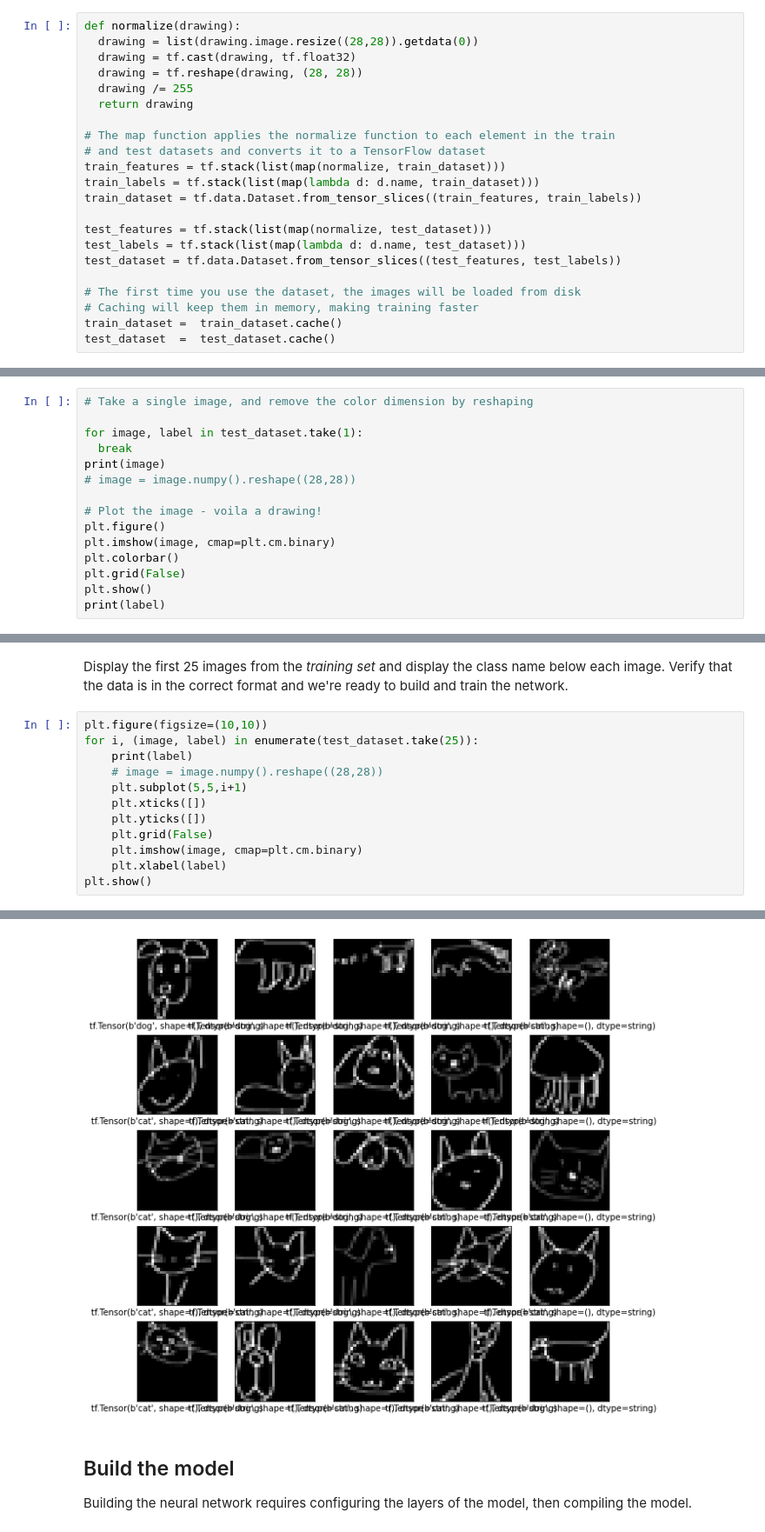
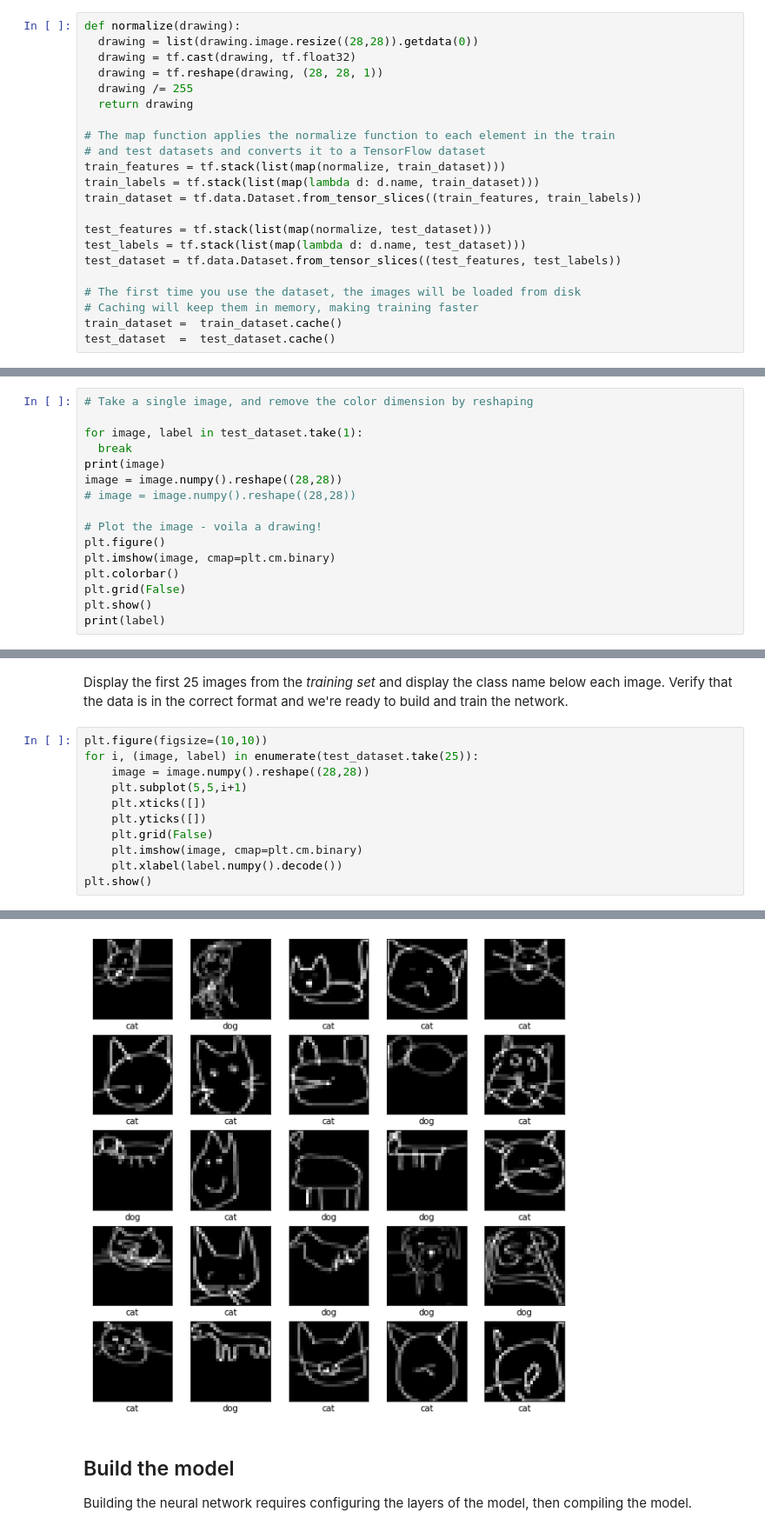
Before and after one commit to ronaldleung1/intro-to-tensorflow, a Jupyter notebook: quickdraw_cats_vs_dogs.ipynb, the cells around one changed output, grey strips where cells are left out. Shown: that part at 87% size. Drawn from its saved outputs; the diff is of its cells as text.

Commit message:
fix: reshape tensor to correct dimensions

```diff
--- a/quickdraw_cats_vs_dogs.ipynb
+++ b/quickdraw_cats_vs_dogs.ipynb
@@ -221,7 +225,7 @@ The value of each pixel in the image data is an integer in the range `[0,255]`.
 def normalize(drawing):
   drawing = list(drawing.image.resize((28,28)).getdata(0))
   drawing = tf.cast(drawing, tf.float32)
-  drawing = tf.reshape(drawing, (28, 28))
+  drawing = tf.reshape(drawing, (28, 28, 1))
   drawing /= 255
   return drawing
 
@@ -249,6 +253,7 @@ Let's plot an image to see what it looks like.
 for image, label in test_dataset.take(1):
   break
 print(image)
+image = image.numpy().reshape((28,28))
 # image = image.numpy().reshape((28,28))
 
 # Plot the image - voila a drawing!
@@ -283,13 +288,12 @@ Display the first 25 images from the *training set* and display the class name b
 # %%
 plt.figure(figsize=(10,10))
 for i, (image, label) in enumerate(test_dataset.take(25)):
-    print(label)
-    # image = image.numpy().reshape((28,28))
+    image = image.numpy().reshape((28,28))
     plt.subplot(5,5,i+1)
     plt.xticks([])
     plt.yticks([])
     plt.grid(False)
     plt.imshow(image, cmap=plt.cm.binary)
-    plt.xlabel(label)
+    plt.xlabel(label.numpy().decode())
 plt.show()
 # %% [output]
@@ -313,4 +300,4 @@ tf.Tensor(b'dog', shape=(), dtype=string)
-[figure, old version]
+[figure, new version]
 # %% [markdown]
 ## Build the model
 
```
Also changed, not shown: parts of 5 cells of this notebook.
